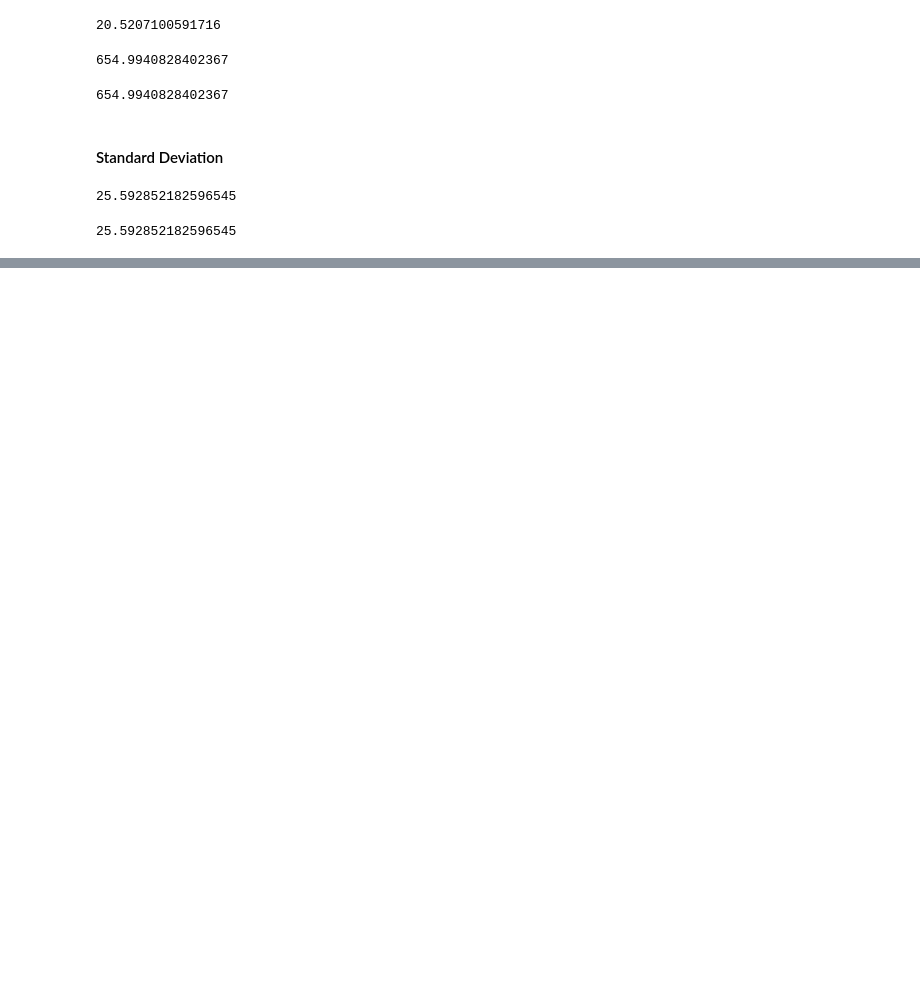
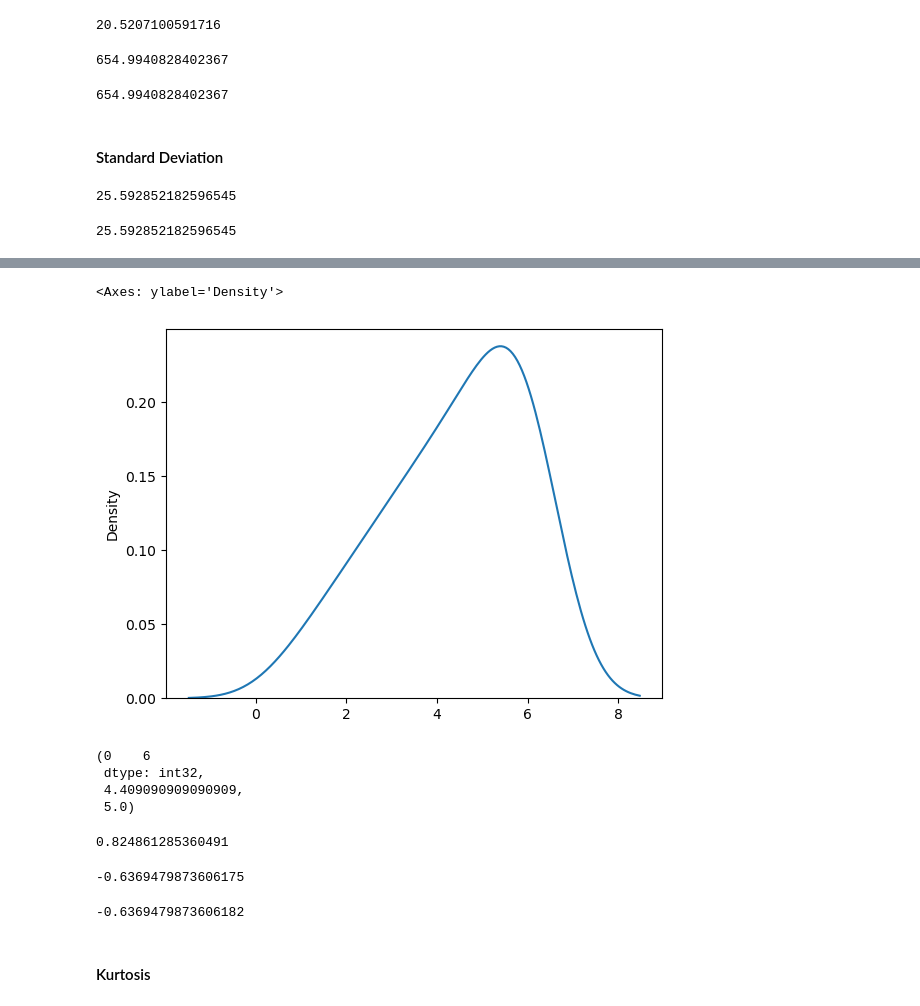
Before and after one commit to hipooja/Data-Science, a Jupyter notebook: Measure of Dispersion.ipynb, the cells around one changed output, grey strips where cells are left out. Drawn from its saved outputs; the diff is of its cells as text; code cells hidden in the pictures; blank space fills up the shorter version.

```diff
--- a/Measure of Dispersion.ipynb
+++ b/Measure of Dispersion.ipynb
@@ -29,0 +48,14 @@ num.std()
+# %%
+num2 = np.array([1,2,2,3,3,3,4,4,4,4,5,5,5,5,5,6,6,6,6,6,6,6])
+# %%
+sns.kdeplot(num2)
+# %% [output]
+<Axes: ylabel='Density'>
+[figure, added]
+# %%
+pd.Series(num2).mode(), np.mean(num2), np.median(num2)
+# %% [output]
+(0    6
+ dtype: int32,
+ 4.409090909090909,
+ 5.0)
@@ -29,0 +64,15 @@ num.std()
+# %%
+skew(num1)
+# %% [output]
+0.824861285360491
+# %%
+skew(num2)
+# %% [output]
+-0.6369479873606175
+# %%
+num3= num2*10
+skew(num3)
+# %% [output]
+-0.6369479873606182
+# %% [markdown]
+#### Kurtosis
```
Also changed, not shown: parts of 10 cells of this notebook, 1 other file.
